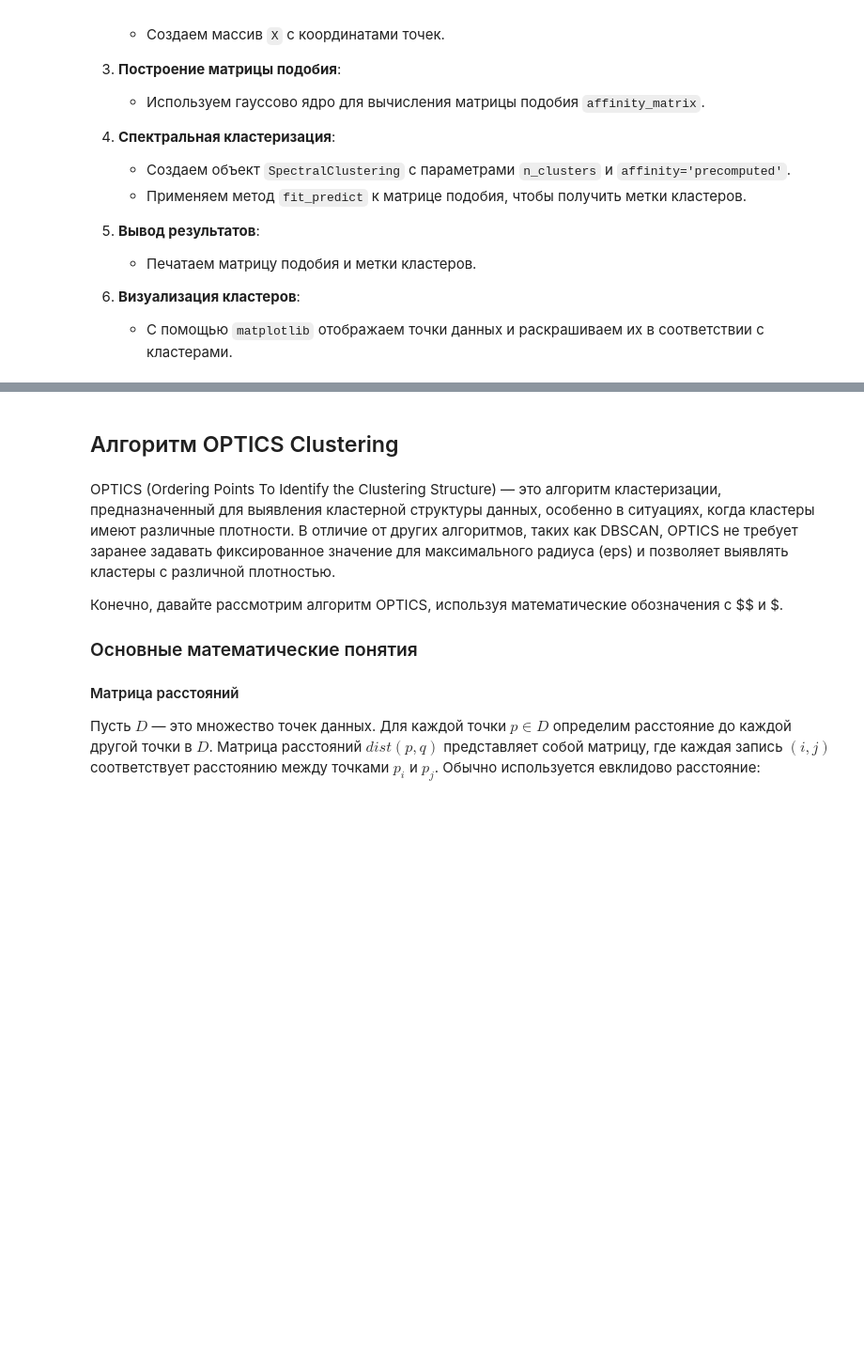
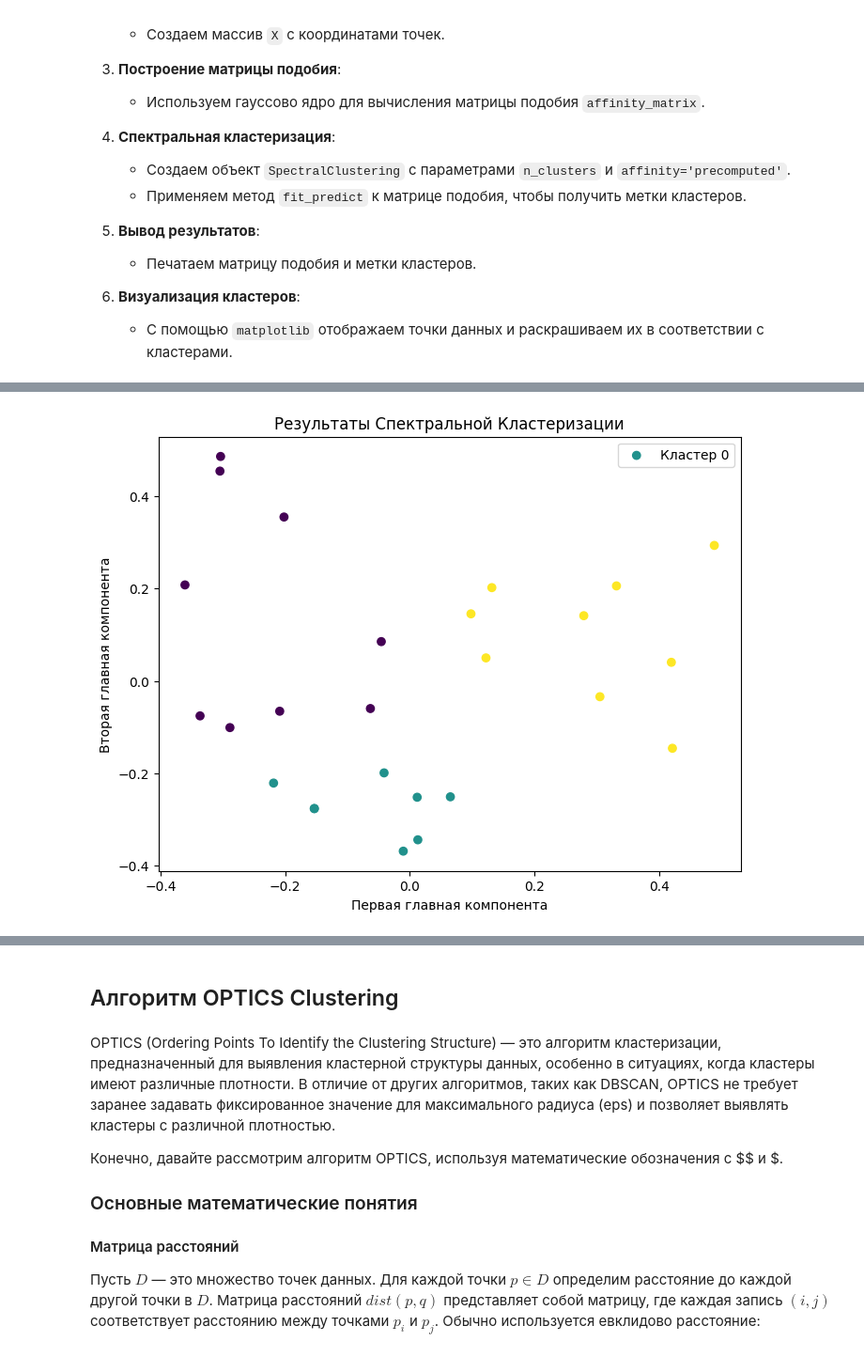
Before and after one commit to CodeHunterOfficial/NLP-2024-2025, a Jupyter notebook: Lecture_5_Кластеризация.ipynb, the cells around one changed output, grey strips where cells are left out. Shown: that part at 94% size. Cells and saved outputs as stored; diff of their text form; code cells hidden in the pictures; blank space fills up the shorter version.

```diff
--- a/Lecture_5_Кластеризация.ipynb
+++ b/Lecture_5_Кластеризация.ipynb
@@ -964,3 +1006,91 @@ plt.show()
 
 6. **Визуализация кластеров**:
    - С помощью `matplotlib` отображаем точки данных и раскрашиваем их в соответствии с кластерами.
+# %%
+import numpy as np
+import matplotlib.pyplot as plt
+from sklearn.feature_extraction.text import TfidfVectorizer
+from sklearn.cluster import SpectralClustering
+from sklearn.decomposition import PCA
+from sklearn.metrics import silhouette_score, calinski_harabasz_score, davies_bouldin_score
+from sklearn.metrics.cluster import adjusted_rand_score, homogeneity_score, completeness_score
+
+# Загрузка и подготовка данных
+documents = [
+    "The economy is improving in the last quarter.",
+    "The president's speech about the economy was well-received.",
+    "Economic growth is forecasted for the next year.",
+    "The government is planning new economic reforms.",
+    "New advancements in AI technology are impressive.",
+    "AI technology is transforming the industry.",
+    "Tech companies are investing in AI research.",
+    "Innovations in AI continue to evolve rapidly.",
+    "The central bank's interest rate decision affects the economy.",
+    "Fiscal policies are essential for economic stability.",
+    "Machine learning algorithms are getting more sophisticated.",
+    "The rise of AI in healthcare is revolutionary.",
+    "AI-powered automation is boosting productivity.",
+    "New housing construction is booming in many regions.",
+    "Consumer spending has increased in the past few months.",
+    "The trade deficit with China remains a concern for the government.",
+    "Inflation has been relatively low, which is good news for consumers.",
+    "The automotive industry is seeing strong sales and production numbers.",
+    "The tech sector has been the driving force behind economic growth.",
+    "Oil prices have been volatile, impacting energy companies and consumers.",
+    "The hospitality industry is recovering as travel restrictions are eased.",
+    "The manufacturing sector showed signs of improvement in the latest report.",
+    "The real estate market remains competitive with high demand and low supply.",
+    "The Biden administration is proposing new economic policies and reforms.",
+    "The global supply chain disruptions continue to impact various industries.",
+    "The cryptocurrency market has seen significant fluctuations in recent months."
+]
+
+# Создание матрицы TF-IDF
+vectorizer = TfidfVectorizer()
+X = vectorizer.fit_transform(documents)
+
+# Применение Алгоритма Спектральной Кластеризации
+n_clusters = 3
+spectral = SpectralClustering(n_clusters=n_clusters, affinity='cosine', random_state=42)
+labels = spectral.fit_predict(X)
+
+# Вычисление метрик качества кластеризации
+silhouette = silhouette_score(X, labels)
+calinski_harabasz = calinski_harabasz_score(X.toarray(), labels)
+davies_bouldin = davies_bouldin_score(X.toarray(), labels)
+rand_index = adjusted_rand_score(labels, spectral.labels_)
+ari = adjusted_rand_score(labels, spectral.labels_)
+homogeneity = homogeneity_score(labels, spectral.labels_)
+completeness = completeness_score(labels, spectral.labels_)
+
+# Внутрикластерная дисперсия (WCSS)
+wcss = 0
+for i in range(n_clusters):
+    cluster_data = X[labels == i].toarray()
+    wcss += np.sum((cluster_data - np.mean(cluster_data, axis=0)) ** 2)
+
+# Межкластерная дисперсия (BCSS)
+bcss = calinski_harabasz * wcss / (n_clusters - 1)
+
+print(f'Silhouette Score: {silhouette:.3f}')
+print(f'Calinski-Harabasz Score: {calinski_harabasz:.3f}')
+print(f'Davies-Bouldin Score: {davies_bouldin:.3f}')
+print(f'Rand Index: {rand_index:.3f}')
+print(f'Adjusted Rand Index: {ari:.3f}')
+print(f'Homogeneity: {homogeneity:.3f}')
+print(f'Completeness: {completeness:.3f}')
+print(f'Within-Cluster Sum of Squares (WCSS): {wcss:.3f}')
+print(f'Between-Cluster Sum of Squares (BCSS): {bcss:.3f}')
+
+# Визуализация результатов кластеризации
+pca = PCA(n_components=2)
+X_reduced = pca.fit_transform(X.toarray())
+
+plt.figure(figsize=(8, 6))
+plt.scatter(X_reduced[:, 0], X_reduced[:, 1], c=labels, cmap='viridis')
+plt.xlabel('Первая главная компонента')
+plt.ylabel('Вторая главная компонента')
+plt.title('Результаты Спектральной Кластеризации')
+plt.legend([f'Кластер {i}' for i in range(n_clusters)], loc='best')
+plt.show()
+# %% [output]
@@ -966,0 +1106 @@ plt.show()
+[figure, added]
```
Also changed, not shown: parts of 6 cells of this notebook.
